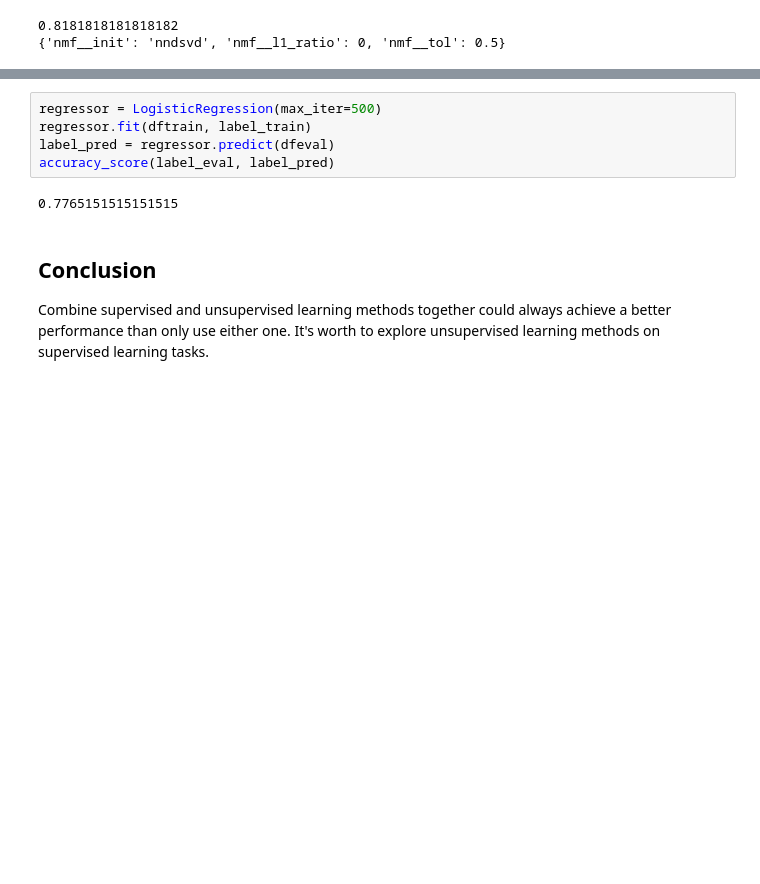
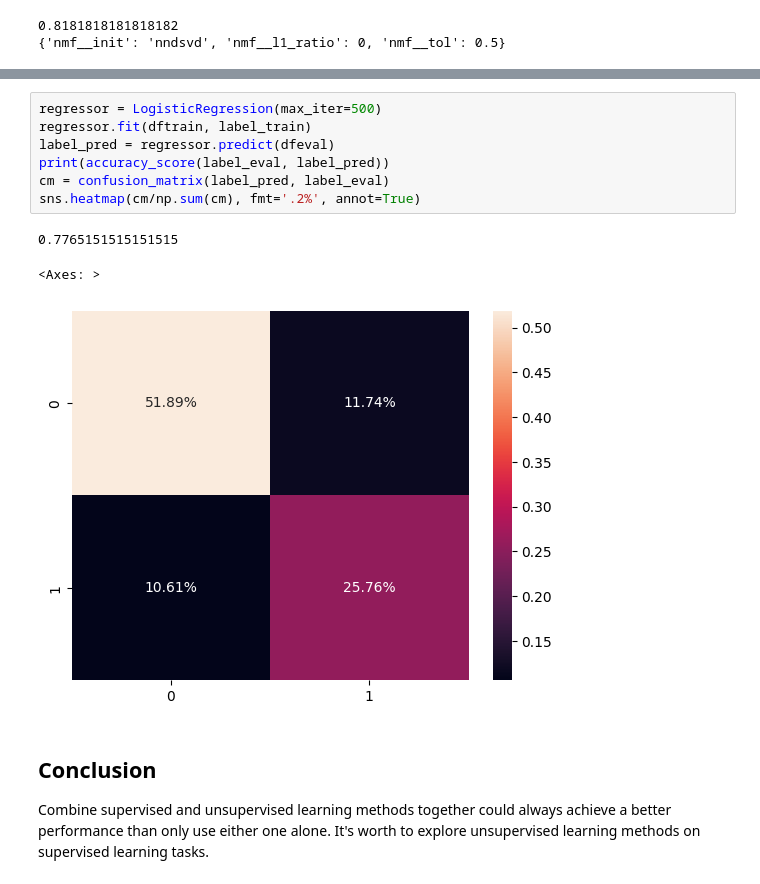
Before and after one commit to fsx950223/titanic_nmf, a Jupyter notebook: us_titanic.ipynb, the cells around one changed output, grey strips where cells are left out. Saved outputs shown, nothing was run; the diff lists cells and outputs as text; blank space fills up the shorter version.

```diff
--- a/us_titanic.ipynb
+++ b/us_titanic.ipynb
@@ -240,10 +251,14 @@ My model achieves a better performance than simple regression model. Improved ab
 # %%
 regressor = LogisticRegression(max_iter=500)
 regressor.fit(dftrain, label_train)
 label_pred = regressor.predict(dfeval)
-accuracy_score(label_eval, label_pred)
+print(accuracy_score(label_eval, label_pred))
+cm = confusion_matrix(label_pred, label_eval)
+sns.heatmap(cm/np.sum(cm), fmt='.2%', annot=True)
 # %% [output]
 0.7765151515151515
+<Axes: >
+[figure, added]
 # %% [markdown]
 ## Conclusion
-Combine supervised and unsupervised learning methods together could always achieve a better performance than only use either one. It's worth to explore unsupervised learning methods on supervised learning tasks.
+Combine supervised and unsupervised learning methods together could always achieve a better performance than only use either one alone. It's worth to explore unsupervised learning methods on supervised learning tasks.
```
Also changed, not shown: parts of 11 cells of this notebook.
